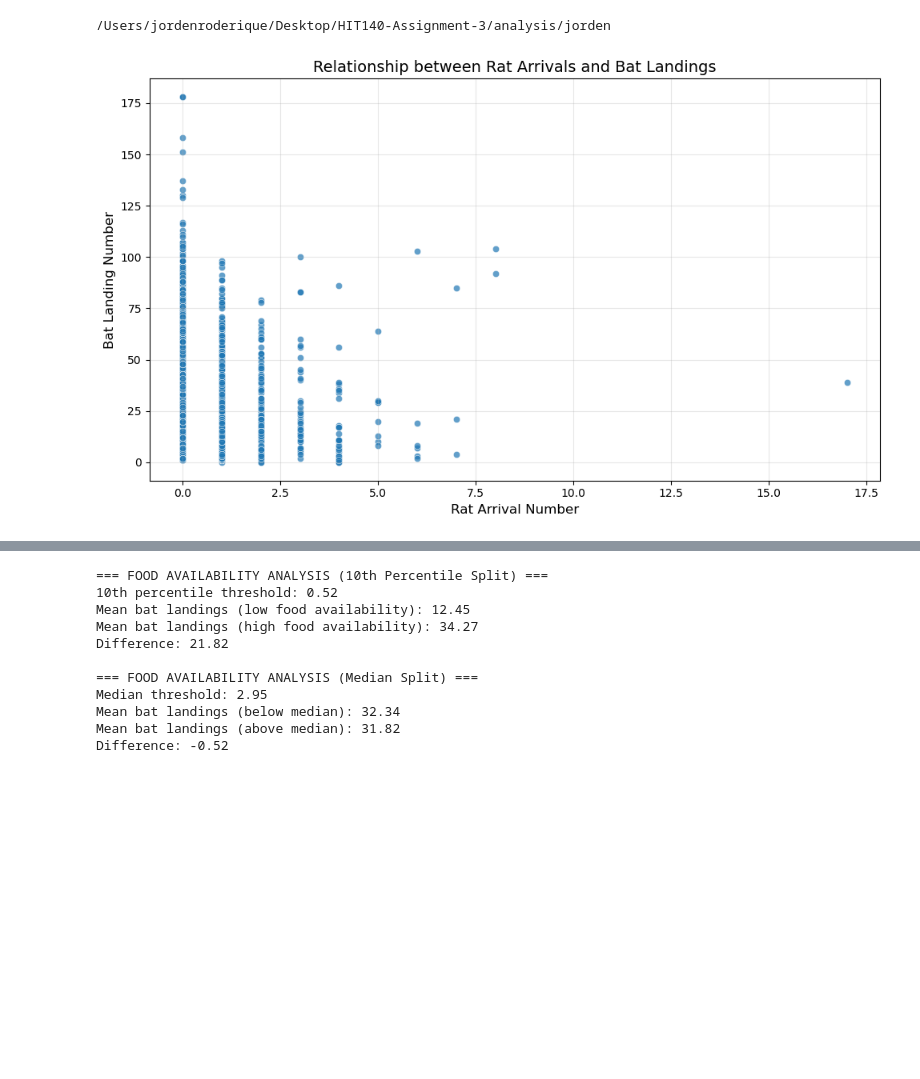
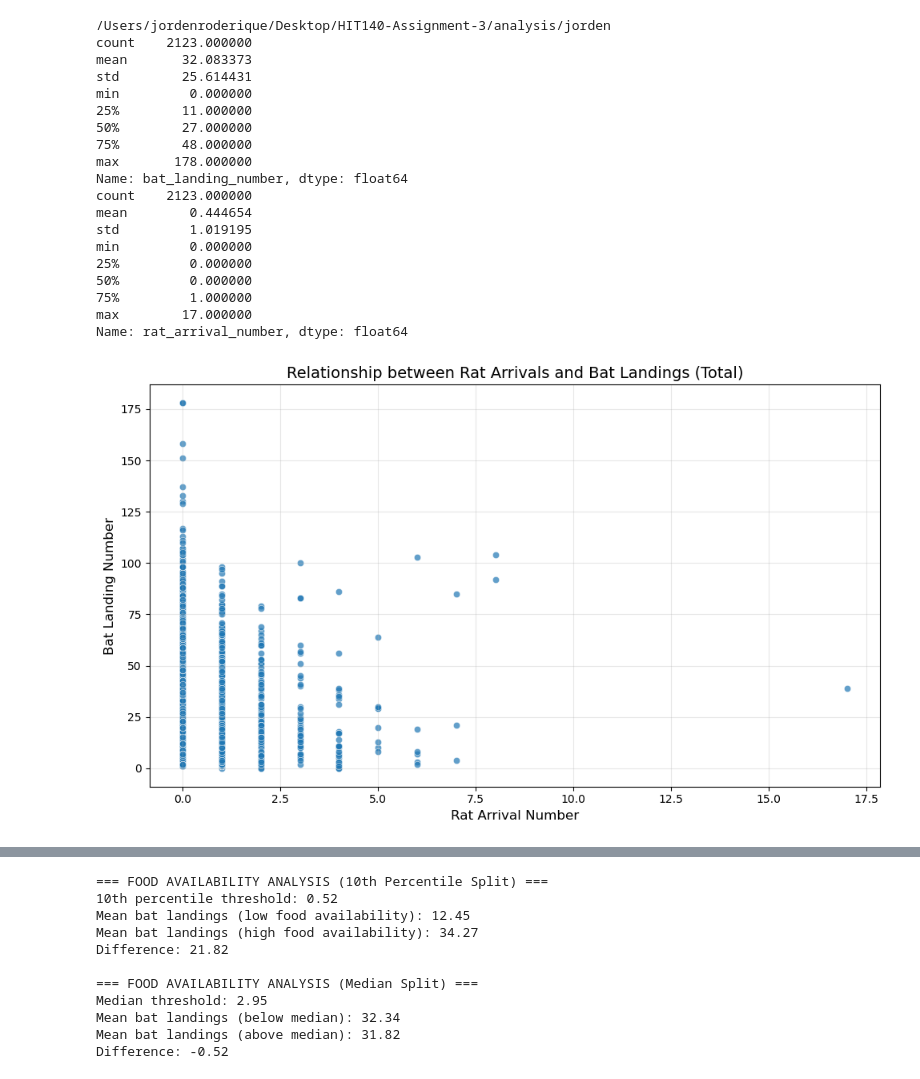
Before and after one commit to JordenRoderique/HIT140-Assignment-3, a Jupyter notebook: analysis/jorden/jr-analysis.ipynb, the cells around one changed output, grey strips where cells are left out. Saved outputs shown, nothing was run; the diff lists cells and outputs as text; code cells hidden in the pictures; blank space fills up the shorter version.

```diff
--- a/analysis/jorden/jr-analysis.ipynb
+++ b/analysis/jorden/jr-analysis.ipynb
@@ -1,25 +1,46 @@
 # %%
 import pandas as pd
 import numpy as np
 import matplotlib.pyplot as plt
 import seaborn as sns
 import statsmodels.api as sm
 import os
 
 cwd = os.getcwd()
 print(cwd)
 ds2_path = '../../datasets/cleaned/cleaned_dataset2.csv'
 df = pd.read_csv(os.path.join(cwd, ds2_path))
 
+print(df['bat_landing_number'].describe())
+print(df['rat_arrival_number'].describe())
+
 plt.figure(figsize=(10, 6))
 sns.scatterplot(x='rat_arrival_number', y='bat_landing_number', data=df, alpha=0.7)
-plt.title('Relationship between Rat Arrivals and Bat Landings', fontsize=14)
+plt.title('Relationship between Rat Arrivals and Bat Landings (Total)', fontsize=14)
 plt.xlabel('Rat Arrival Number', fontsize=12)
 plt.ylabel('Bat Landing Number', fontsize=12)
 plt.grid(True, alpha=0.3)
 plt.savefig('../../figures/jr-analysis/figure1.png', dpi=300, bbox_inches='tight')
 plt.tight_layout()
 plt.show()
 # %% [output]
 /Users/jordenroderique/Desktop/HIT140-Assignment-3/analysis/jorden
+count    2123.000000
+mean       32.083373
+std        25.614431
+min         0.000000
+25%        11.000000
+50%        27.000000
+75%        48.000000
+max       178.000000
+Name: bat_landing_number, dtype: float64
+count    2123.000000
+mean        0.444654
+std         1.019195
+min         0.000000
+25%         0.000000
+50%         0.000000
+75%         1.000000
+max        17.000000
+Name: rat_arrival_number, dtype: float64
-[figure, old version]
+[figure, new version]
```
Also changed, not shown: parts of 2 cells of this notebook, 9 other files.
